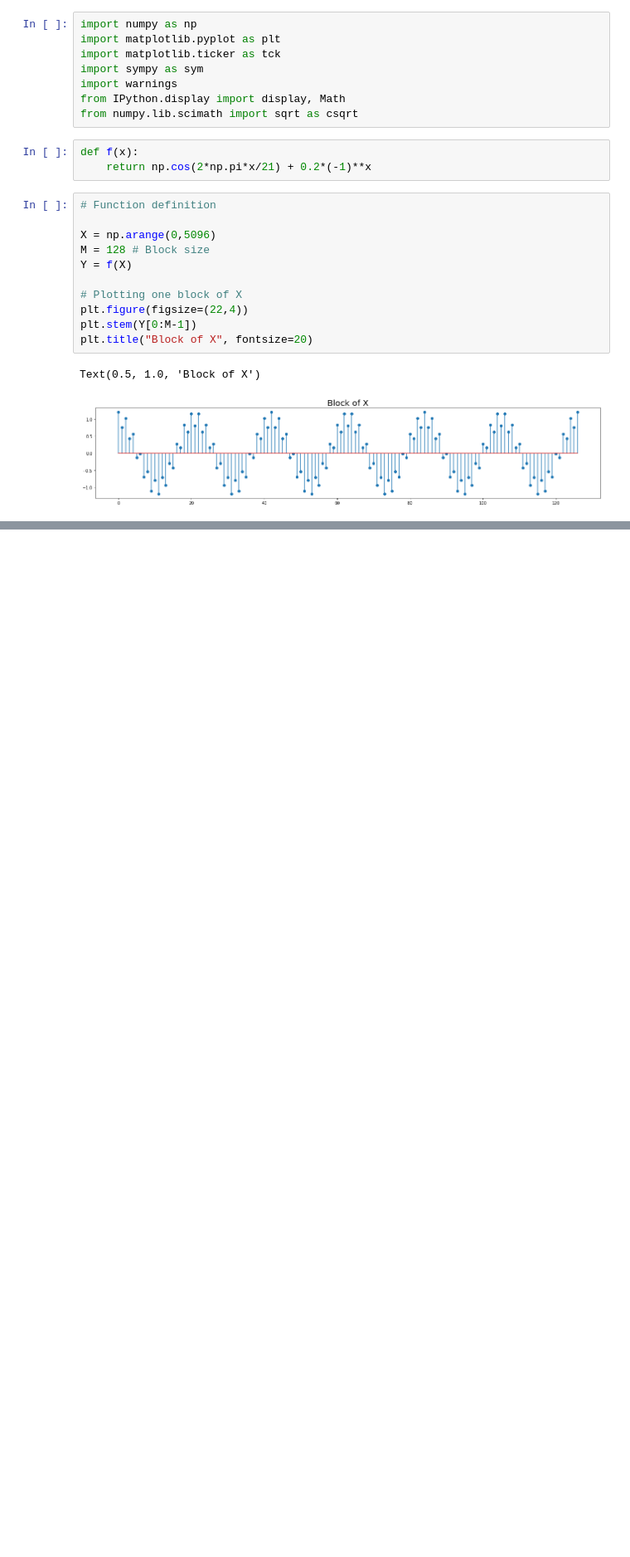
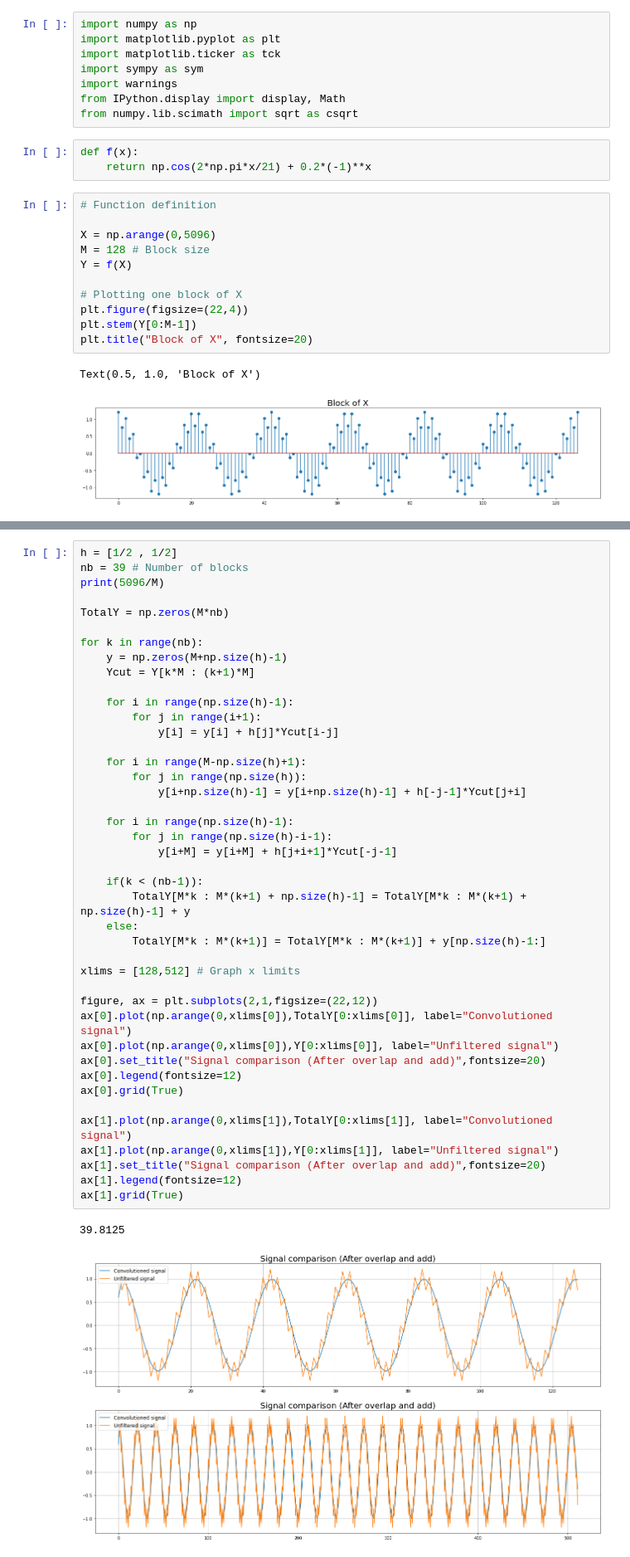
Before and after one commit to CaioRodrigues200/Signal_Processing, a Jupyter notebook: Atividades/Atv1.ipynb, the cells around one changed output, grey strips where cells are left out. Shown: that part at 83% size. Cells and saved outputs as stored; diff of their text form; blank space fills up the shorter version.

Commit message:
Atv1 Overlap add section

```diff
--- a/Atividades/Atv1.ipynb
+++ b/Atividades/Atv1.ipynb
@@ -55,0 +61,45 @@ ax[1].grid(True)
+# %%
+h = [1/2 , 1/2]
+nb = 39 # Number of blocks
+print(5096/M)
+
+TotalY = np.zeros(M*nb)
+
+for k in range(nb):
+    y = np.zeros(M+np.size(h)-1)
+    Ycut = Y[k*M : (k+1)*M]
+
+    for i in range(np.size(h)-1):
+        for j in range(i+1):
+            y[i] = y[i] + h[j]*Ycut[i-j]
+
+    for i in range(M-np.size(h)+1):
+        for j in range(np.size(h)):
+            y[i+np.size(h)-1] = y[i+np.size(h)-1] + h[-j-1]*Ycut[j+i]
+
+    for i in range(np.size(h)-1):
+        for j in range(np.size(h)-i-1):
+            y[i+M] = y[i+M] + h[j+i+1]*Ycut[-j-1]
+
+    if(k < (nb-1)):
+        TotalY[M*k : M*(k+1) + np.size(h)-1] = TotalY[M*k : M*(k+1) + np.size(h)-1] + y
+    else:
+        TotalY[M*k : M*(k+1)] = TotalY[M*k : M*(k+1)] + y[np.size(h)-1:]
+
+xlims = [128,512] # Graph x limits
+
+figure, ax = plt.subplots(2,1,figsize=(22,12))
+ax[0].plot(np.arange(0,xlims[0]),TotalY[0:xlims[0]], label="Convolutioned signal")
+ax[0].plot(np.arange(0,xlims[0]),Y[0:xlims[0]], label="Unfiltered signal")
+ax[0].set_title("Signal comparison (After overlap and add)",fontsize=20)
+ax[0].legend(fontsize=12)
+ax[0].grid(True)
+
+ax[1].plot(np.arange(0,xlims[1]),TotalY[0:xlims[1]], label="Convolutioned signal")
+ax[1].plot(np.arange(0,xlims[1]),Y[0:xlims[1]], label="Unfiltered signal")
+ax[1].set_title("Signal comparison (After overlap and add)",fontsize=20)
+ax[1].legend(fontsize=12)
+ax[1].grid(True)
+# %% [output]
+39.8125
+[figure, added]
```
Also changed, not shown: parts of 3 cells of this notebook.
